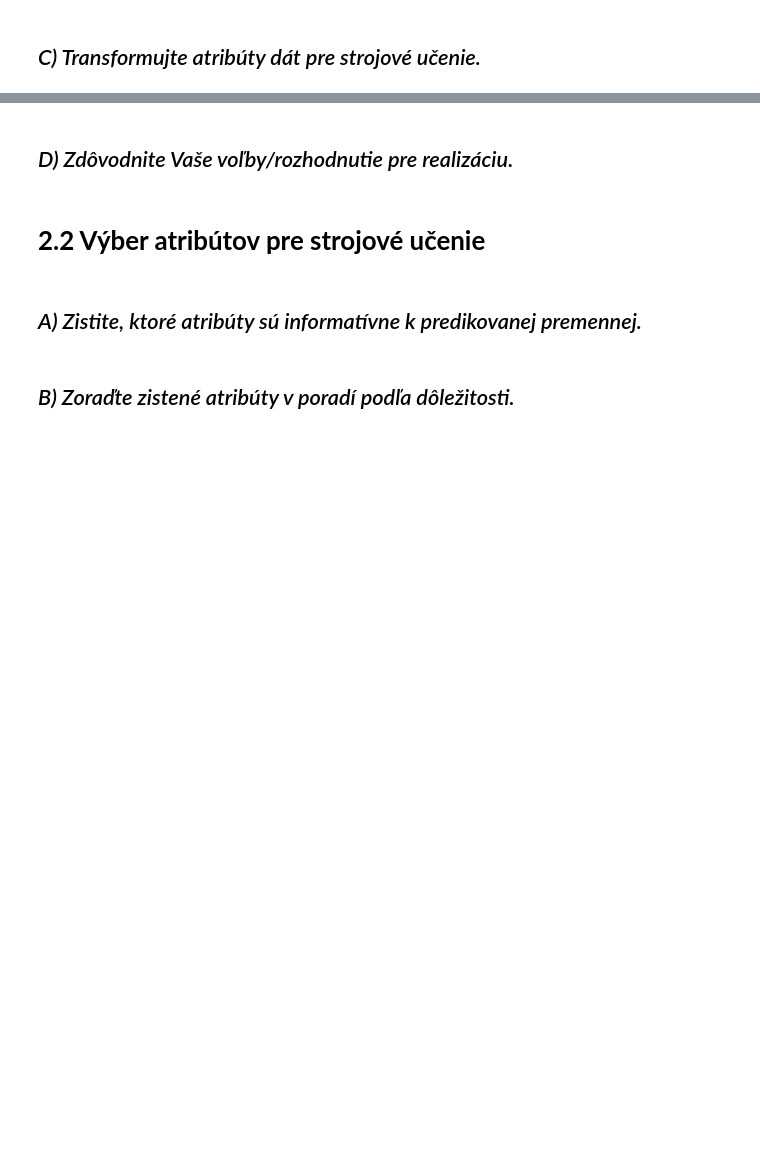
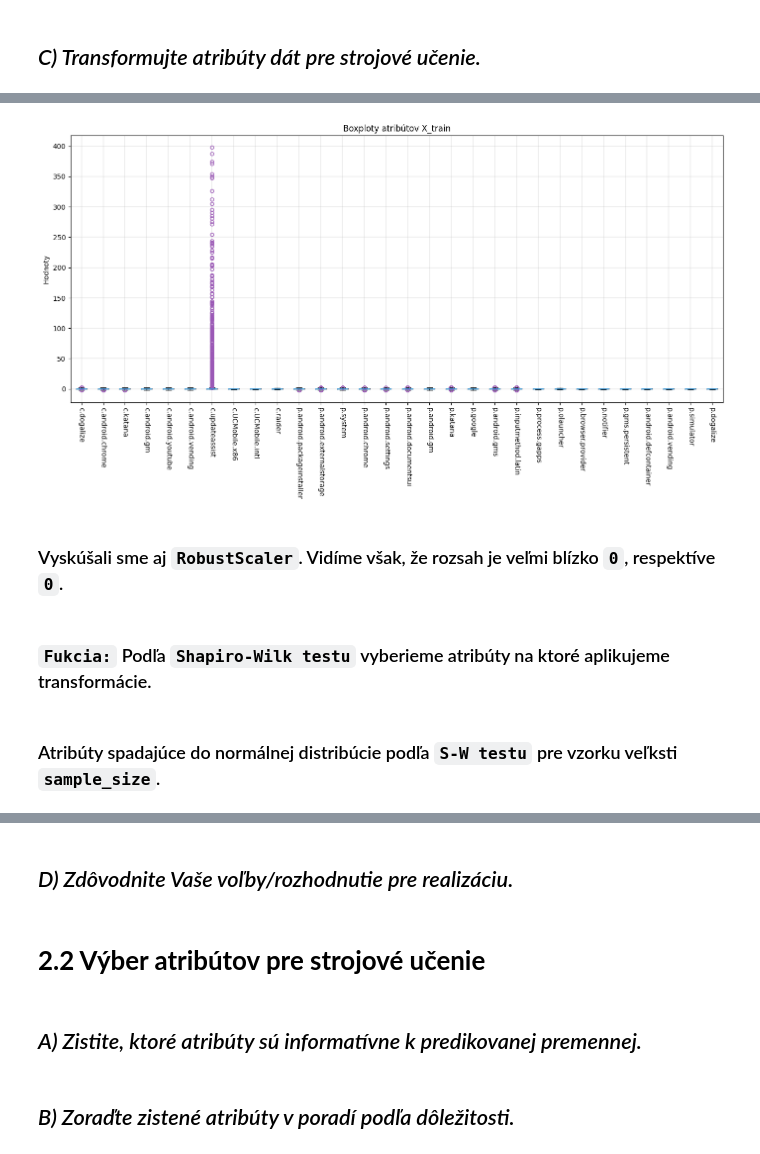
Before and after one commit to Mmathieus/IAU-project, a Jupyter notebook: zadanie2.ipynb, the cells around one changed output, grey strips where cells are left out. Cells and saved outputs as stored; diff of their text form; code cells hidden in the pictures; blank space fills up the shorter version.

```diff
--- a/zadanie2.ipynb
+++ b/zadanie2.ipynb
@@ -185,0 +260,9 @@ Name: count, dtype: int64
+# %%
+show_boxplots(robusted)
+# %% [output]
+[figure, added]
+# %% [markdown]
+### Vyskúšali sme aj `RobustScaler`. Vidíme však, že rozsah je veľmi blízko `0`, respektíve `0`.
+# %% [markdown]
+#
+### `Fukcia:` Podľa `Shapiro-Wilk testu` vyberieme atribúty na ktoré aplikujeme transformácie.
@@ -185,0 +284,2 @@ Name: count, dtype: int64
+# %% [markdown]
+### Atribúty spadajúce do normálnej distribúcie podľa `S-W testu` pre vzorku veľksti `sample_size`.
```
Also changed, not shown: parts of 67 cells of this notebook.
